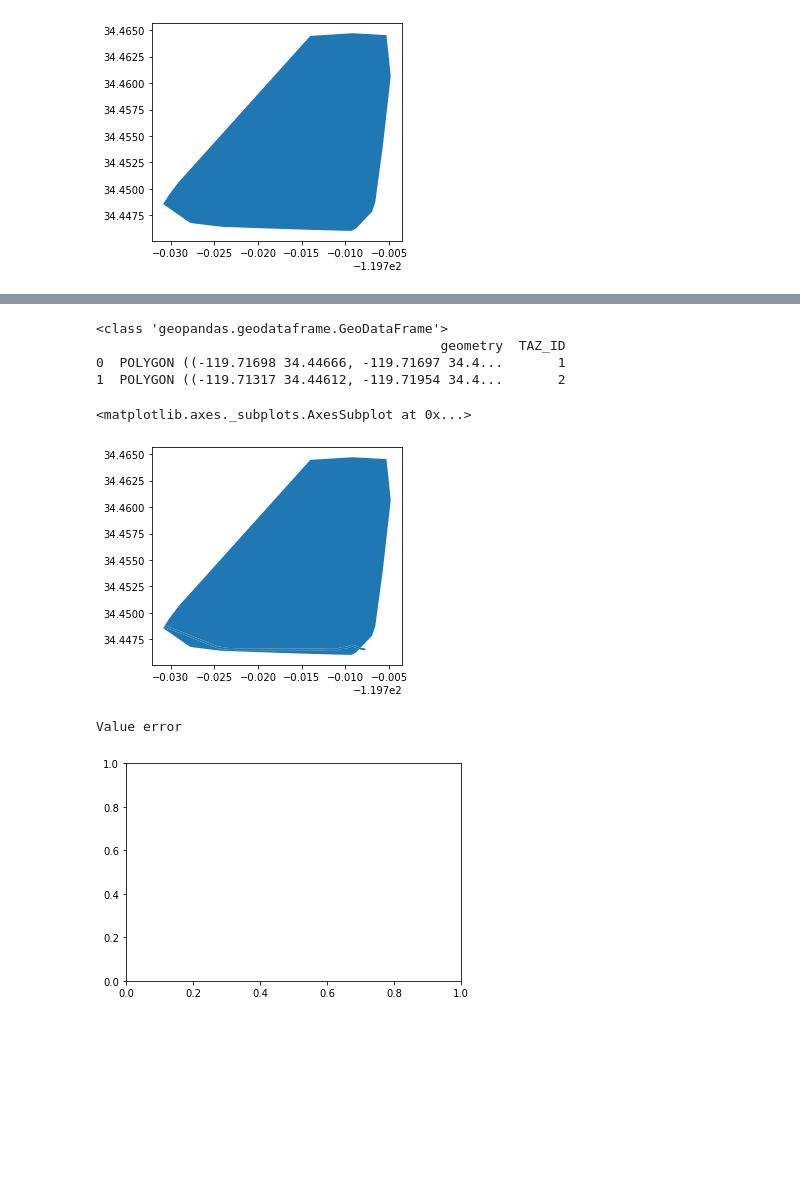
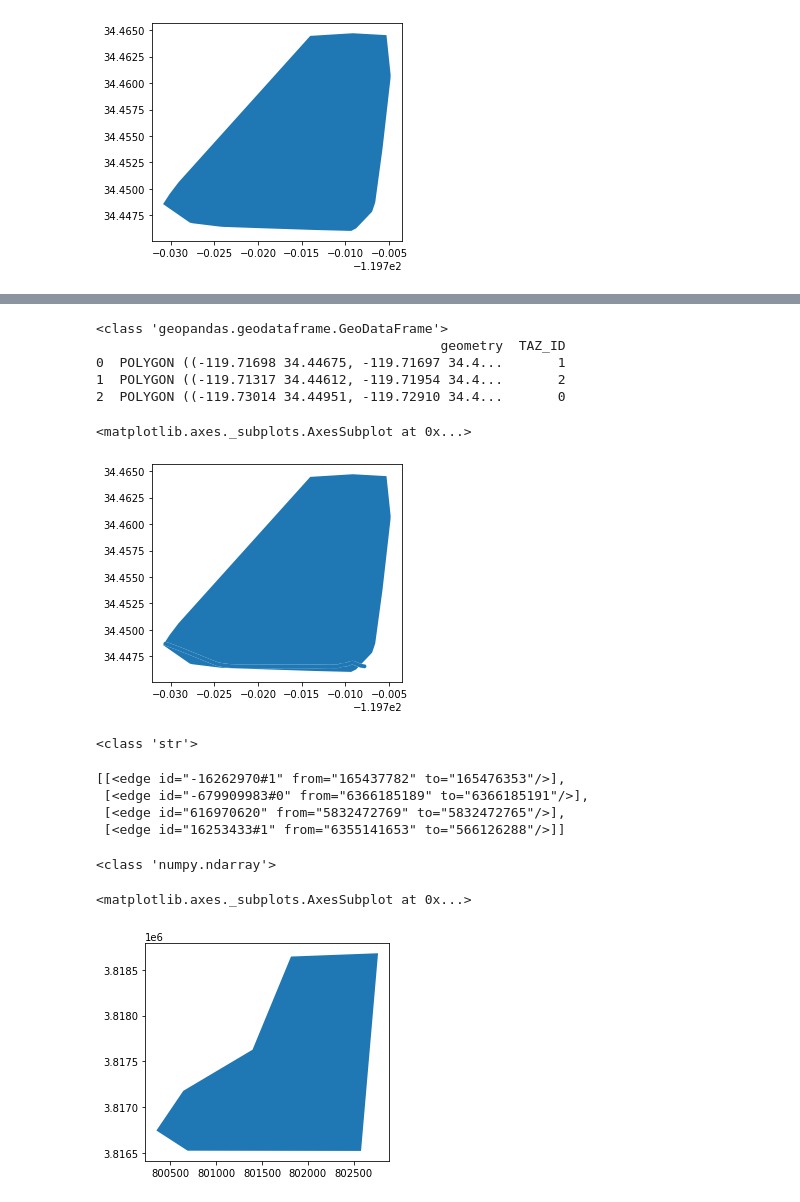
Before and after one commit to barguzin/rwmp_pipelines, a Jupyter notebook: evac/sumolib.ipynb, the cells around one changed output, grey strips where cells are left out. Cells and saved outputs as stored; diff of their text form; code cells hidden in the pictures; blank space fills up the shorter version.

```diff
--- a/evac/sumolib.ipynb
+++ b/evac/sumolib.ipynb
@@ -373,7 +381,7 @@ new_taz['TAZ_ID'] = 0
 new_taz.at[0, 'TAZ_ID'] = 1
 new_taz.at[1, 'TAZ_ID'] = 2
 
-new_taz.drop('index', axis=1, inplace=True)
+#new_taz.drop('index', axis=1, inplace=True)
 
 print(type(new_taz))
 print(new_taz.head())
@@ -381,24 +389,22 @@ new_taz.plot()
 # %% [output]
 <class 'geopandas.geodataframe.GeoDataFrame'>
                                             geometry  TAZ_ID
-0  POLYGON ((-119.71698 34.44666, -119.71697 34.4...       1
+0  POLYGON ((-119.71698 34.44675, -119.71697 34.4...       1
 1  POLYGON ((-119.71317 34.44612, -119.71954 34.4...       2
+2  POLYGON ((-119.73014 34.44951, -119.72910 34.4...       0
 <matplotlib.axes._subplots.AxesSubplot at 0x...>
 [figure]
 # %%
 new_taz.to_file('C:/Users/barguzin/Documents/Github/rwmp_pipelines/merged_taz.shp')
 # %%
-# plot originally downloaded network file
-import SumoNetVis
-import matplotlib.pyplot as plt
+# # plot originally downloaded network file
+# import SumoNetVis
+# import matplotlib.pyplot as plt
 
-net = SumoNetVis.Net("C:/Users/barguzin/Documents/Github/rwmp_pipelines/study_area.osm.xml")
+# net = SumoNetVis.Net("C:/Users/barguzin/Documents/Github/rwmp_pipelines/study_area.osm.xml")
 
-try:
-  net.plot()
-except ValueError:
-  print('Value error')
-  pass
+# try:
+#   net.plot()
+# except ValueError:
+#   print('Value error')
+#   pass
-# %% [output]
-Value error
-[figure, removed]
@@ -404,0 +415,21 @@ Value error
+# %%
+sources = "-16262970#1,-679909983#0,616970620,16253433#1"
+print(type(sources))
+targets = ["-627887423#5","-886568238#0","627887423#4","-16263932#1"]
+# %% [output]
+<class 'str'>
+# %%
+[[net.getEdge(e)] for e in sources.split(",")]
+# %% [output]
+[[<edge id="-16262970#1" from="165437782" to="165476353"/>],
+ [<edge id="-679909983#0" from="6366185189" to="6366185191"/>],
+ [<edge id="616970620" from="5832472769" to="5832472765"/>],
+ [<edge id="16253433#1" from="6355141653" to="566126288"/>]]
+# %%
+origs_path = 'C:/Users/barguzin/Documents/Github/rwmp_pipelines/close_resid_bldg.csv'
+origs = pd.read_csv(origs_path, usecols=[1])
+origs.rename(columns={'id': 'orig_id'}, inplace=True)
+origs_arr = origs.values
+print(type(origs_arr))
+# %% [output]
+<class 'numpy.ndarray'>
@@ -404,0 +438,6 @@ Value error
+# %%
+sa = gpd.read_file('C:/Users/barguzin/Documents/Github/rwmp_pipelines/roadsevac_demo2_epsg26910.geojson')
+sa.plot()
+# %% [output]
+<matplotlib.axes._subplots.AxesSubplot at 0x...>
+[figure, added]
```
Also changed, not shown: parts of 20 cells of this notebook, 4 other files.
